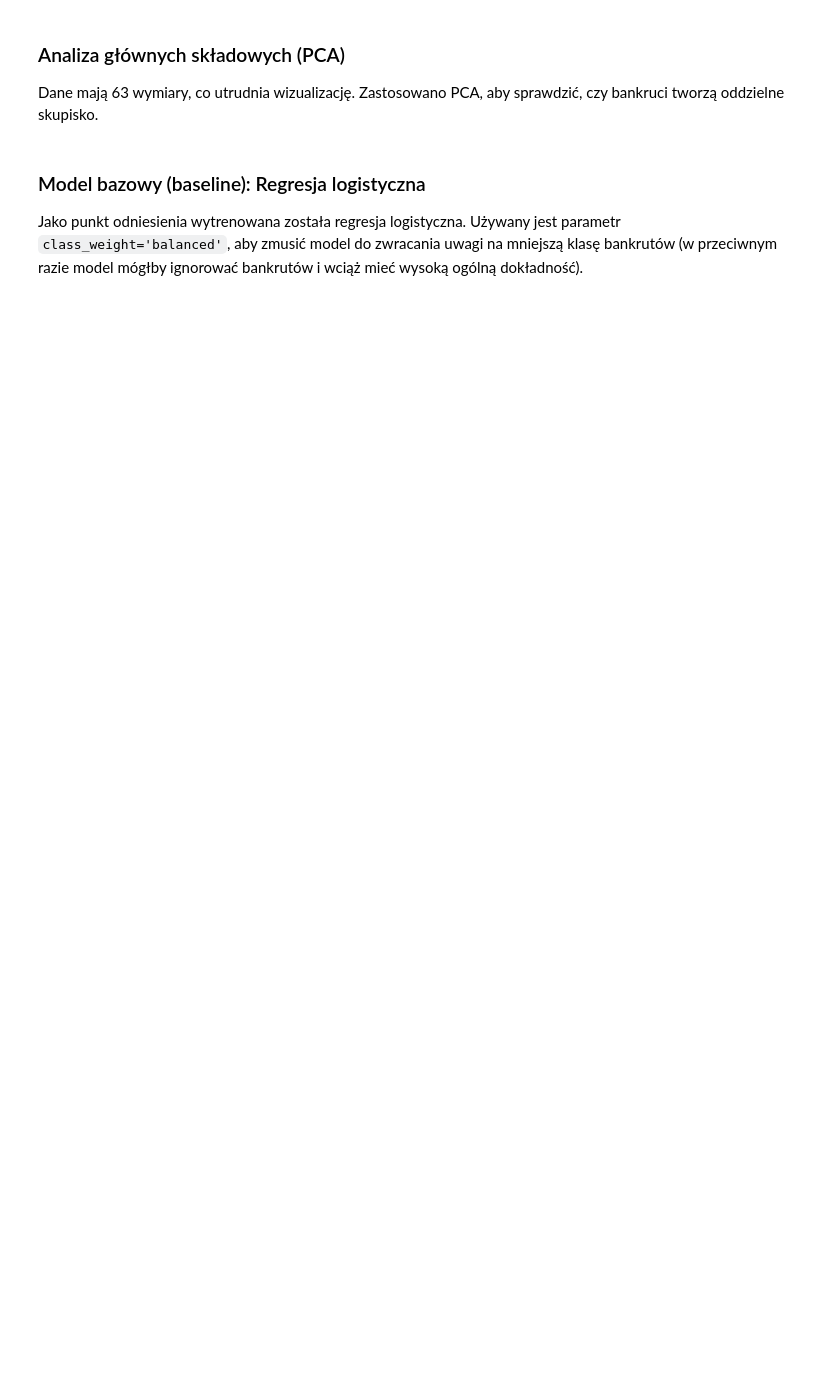
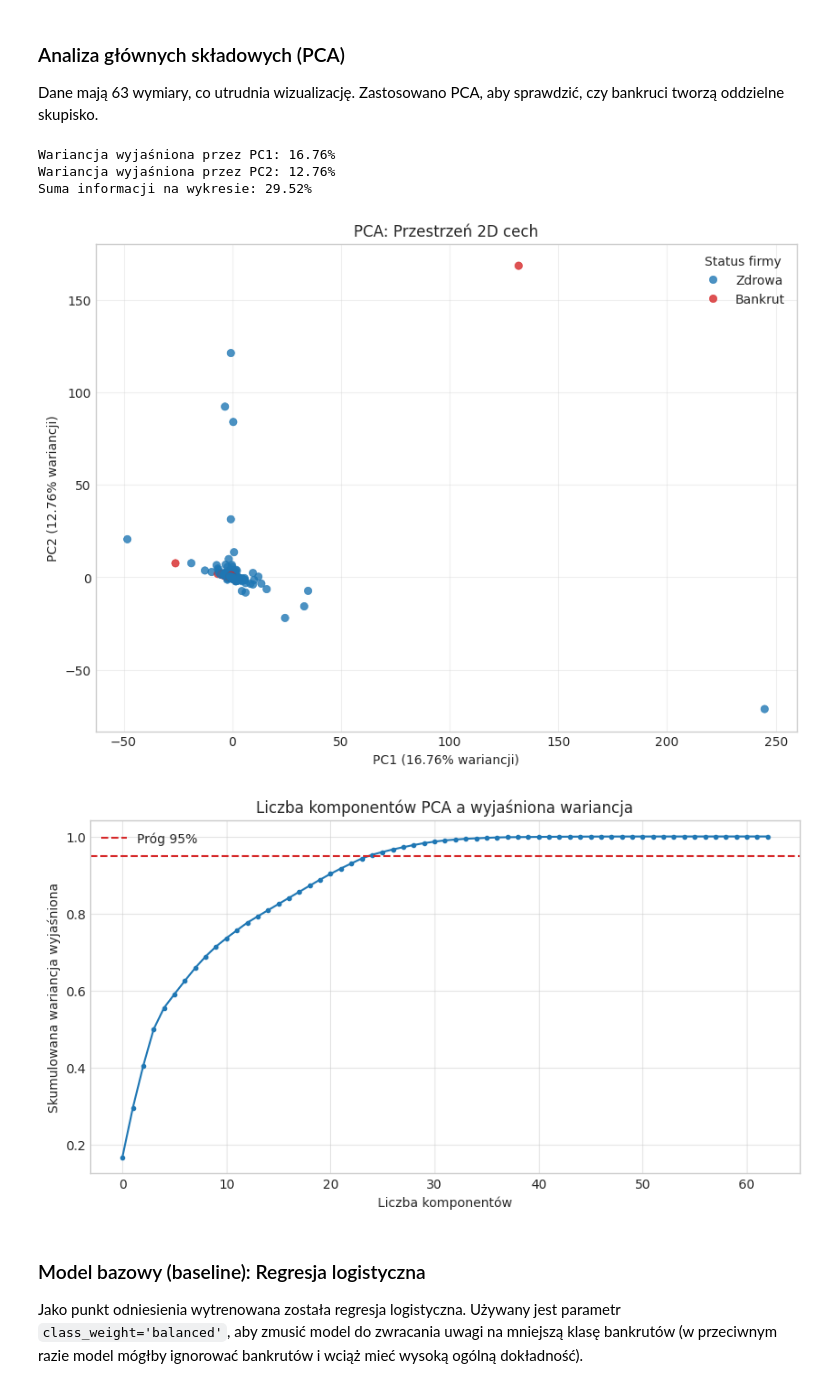
Before and after one commit to scbpls/polish-bankruptcy-prediction, a Jupyter notebook: main.ipynb, the cells around one changed output. Cells and saved outputs as stored; diff of their text form; code cells hidden in the pictures; blank space fills up the shorter version.

```diff
--- a/main.ipynb
+++ b/main.ipynb
@@ -260,9 +338,6 @@ X_test_scaled = pd.DataFrame(X_test_scaled, columns=feature_names_final)
 
 Dane mają 63 wymiary, co utrudnia wizualizację. Zastosowano PCA, aby sprawdzić, czy bankruci tworzą oddzielne skupisko.
 # %%
-# Ustawienia kolorów
-palette_dict = {"Zdrowa": COLOR_HEALTHY, "Bankrut": COLOR_BANKRUPT}
-
 # 1. URUCHOMIENIE PCA
 pca = PCA(n_components=2)
 X_pca = pca.fit_transform(X_train_scaled)
@@ -284,34 +359,40 @@ sns.scatterplot(
     y="PC2",
     hue="Legenda",
     data=df_pca,
-    palette=palette_dict,
+    palette=PALETTE_DICT,
     alpha=0.8,
     edgecolor=None,
 )
 plt.title("PCA: Przestrzeń 2D cech")
 plt.xlabel(f"PC1 ({evr[0]:.2%} wariancji)")
 plt.ylabel(f"PC2 ({evr[1]:.2%} wariancji)")
 plt.legend(title="Status firmy")
 plt.grid(True, alpha=0.3)
 plt.show()
 
 # 4. WYBÓR LICZBY KOMPONENTÓW PCA
 pca_full = PCA().fit(X_train_scaled)
 
 plt.figure(figsize=(10, 5))
 plt.plot(
     np.cumsum(pca_full.explained_variance_ratio_),
     marker=".",
     linestyle="-",
     color=COLOR_HEALTHY,
 )
 plt.xlabel("Liczba komponentów")
 plt.ylabel("Skumulowana wariancja wyjaśniona")
 plt.title("Liczba komponentów PCA a wyjaśniona wariancja")
 plt.axhline(y=0.95, color=COLOR_BANKRUPT, linestyle="--", label="Próg 95%")
 plt.legend()
 plt.grid(True, alpha=0.5)
 plt.show()
+# %% [output]
+Wariancja wyjaśniona przez PC1: 16.76%
+Wariancja wyjaśniona przez PC2: 12.76%
+Suma informacji na wykresie: 29.52%
+[figure, added]
+[figure, added]
 # %% [markdown]
 ### Model bazowy (baseline): Regresja logistyczna
 
```
Also changed, not shown: parts of 13 cells of this notebook, 1 other file.
